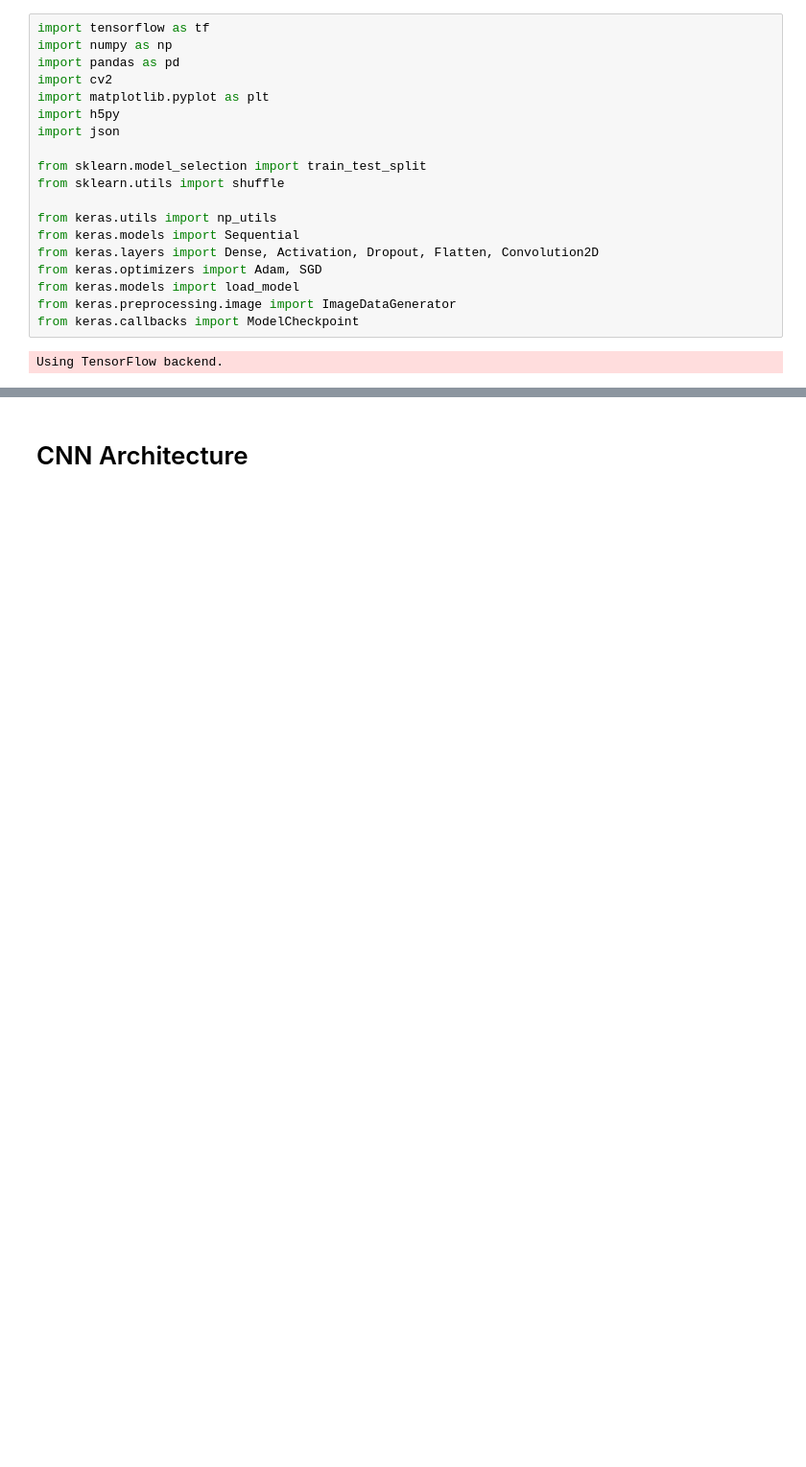
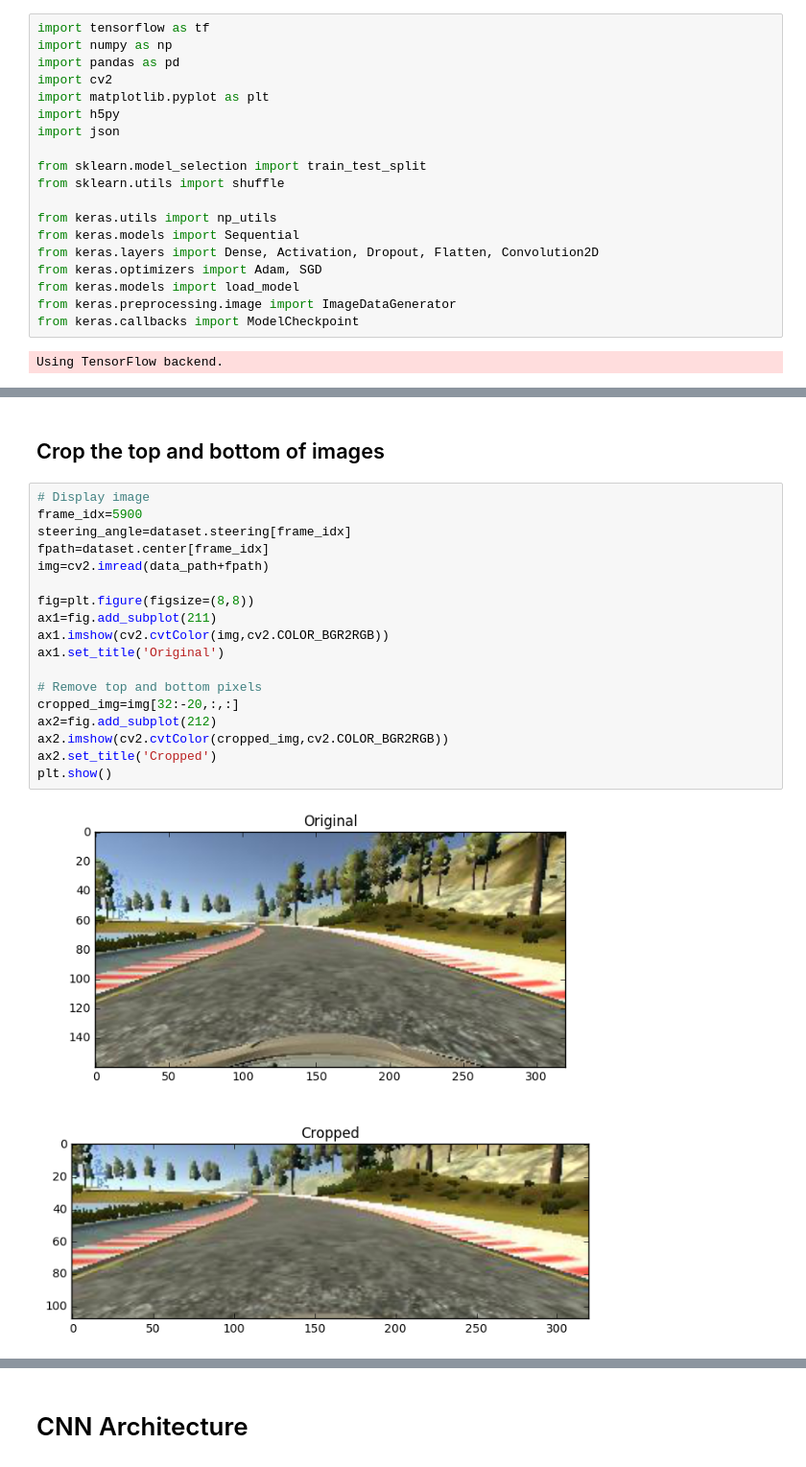
Before and after one commit to soon-yau/SDCND_Term1, a Jupyter notebook: behavioral-cloning/driving_lesson.ipynb, the cells around one changed output, grey strips where cells are left out. Shown at 96% size. Drawn from its saved outputs; the diff is of its cells as text; blank space fills up the shorter version.

```diff
--- a/behavioral-cloning/driving_lesson.ipynb
+++ b/behavioral-cloning/driving_lesson.ipynb
@@ -50,0 +40,22 @@ plt.show()
+# %% [markdown]
+## Crop the top and bottom of images
+# %%
+# Display image
+frame_idx=5900
+steering_angle=dataset.steering[frame_idx]
+fpath=dataset.center[frame_idx]
+img=cv2.imread(data_path+fpath)
+
+fig=plt.figure(figsize=(8,8))
+ax1=fig.add_subplot(211)
+ax1.imshow(cv2.cvtColor(img,cv2.COLOR_BGR2RGB))
+ax1.set_title('Original')
+
+# Remove top and bottom pixels
+cropped_img=img[32:-20,:,:]
+ax2=fig.add_subplot(212)
+ax2.imshow(cv2.cvtColor(cropped_img,cv2.COLOR_BGR2RGB))
+ax2.set_title('Cropped')
+plt.show()
+# %% [output]
+[figure, added]
```
Also changed, not shown: parts of 20 cells of this notebook.
